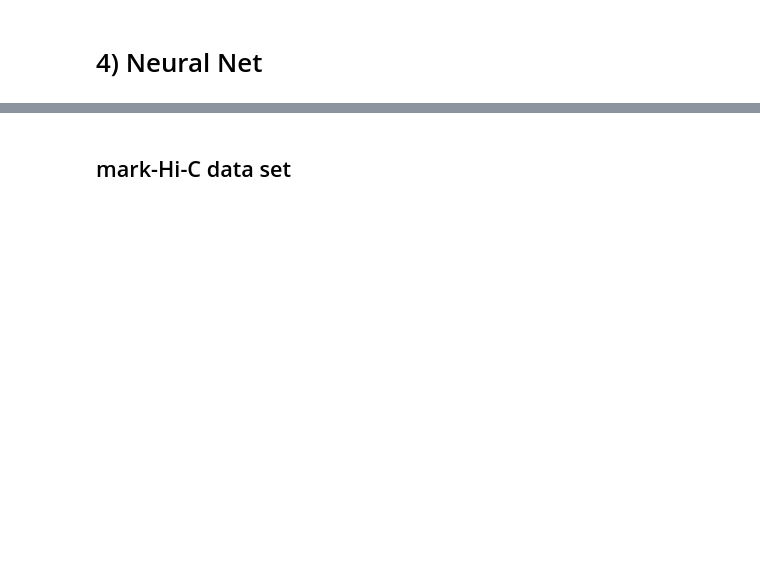
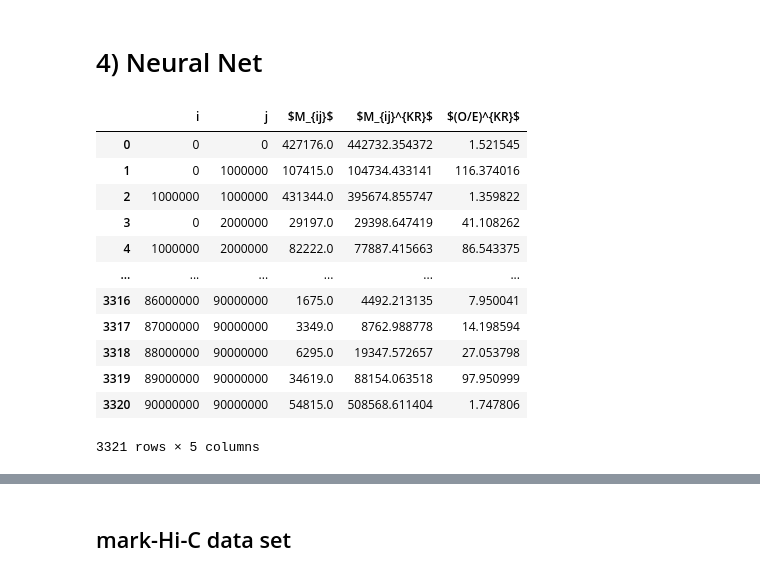
Before and after one commit to tmhabte/wlcsim_membrane, a Jupyter notebook: config_binding/Hi-C_MLP.ipynb, the cells around one changed output, grey strips where cells are left out. Drawn from its saved outputs; the diff is of its cells as text; code cells hidden in the pictures; blank space fills up the shorter version.

```diff
--- a/config_binding/Hi-C_MLP.ipynb
+++ b/config_binding/Hi-C_MLP.ipynb
@@ -581,5 +587,21 @@ plt.show()
 # %% [markdown]
 # 4) Neural Net
+# %%
+Hi_c_raw_obs
+# %% [output]
+|  | i | j | $M_{ij}$ | $M_{ij}^{KR}$ | $(O/E)^{KR}$ |
+| 0 | 0 | 0 | 427176.0 | 442732.354372 | 1.521545 |
+| 1 | 0 | 1000000 | 107415.0 | 104734.433141 | 116.374016 |
+| 2 | 1000000 | 1000000 | 431344.0 | 395674.855747 | 1.359822 |
+| 3 | 0 | 2000000 | 29197.0 | 29398.647419 | 41.108262 |
+| 4 | 1000000 | 2000000 | 82222.0 | 77887.415663 | 86.543375 |
+| ... | ... | ... | ... | ... | ... |
+| 3316 | 86000000 | 90000000 | 1675.0 | 4492.213135 | 7.950041 |
+| 3317 | 87000000 | 90000000 | 3349.0 | 8762.988778 | 14.198594 |
+| 3318 | 88000000 | 90000000 | 6295.0 | 19347.572657 | 27.053798 |
+| 3319 | 89000000 | 90000000 | 34619.0 | 88154.063518 | 97.950999 |
+| 3320 | 90000000 | 90000000 | 54815.0 | 508568.611404 | 1.747806 |
+3321 rows × 5 columns
 # %%
 # arrange in matrix of vars, final column of hi-c map values
 # %%
```
Also changed, not shown: parts of 27 cells of this notebook.
